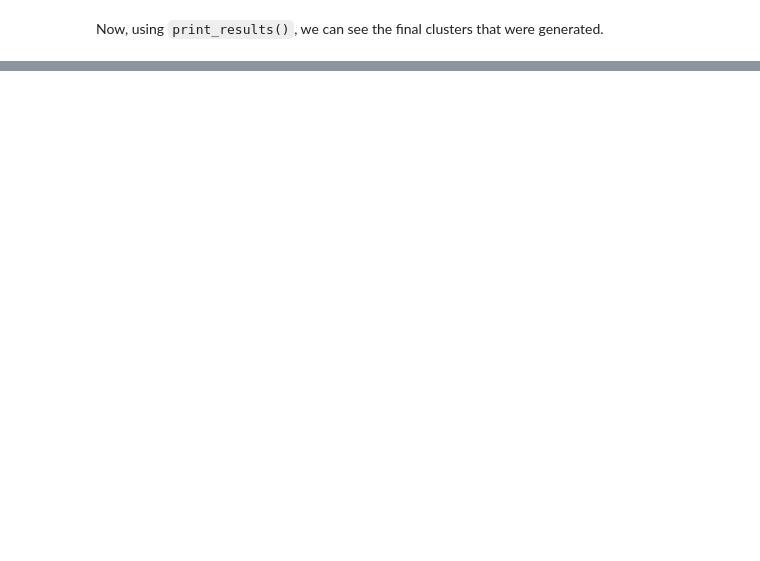
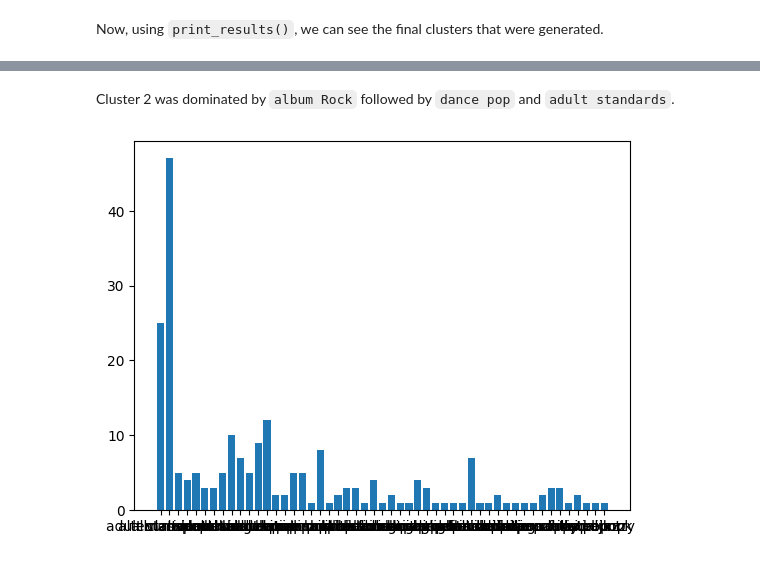
Before and after one commit to JarrettTo/CSMODEL, a Jupyter notebook: CSMODEL-Project-X23-Group7.zip.ipynb, the cells around one changed output, grey strips where cells are left out. Saved outputs shown, nothing was run; the diff lists cells and outputs as text; code cells hidden in the pictures; blank space fills up the shorter version.

```diff
--- a/CSMODEL-Project-X23-Group7.zip.ipynb
+++ b/CSMODEL-Project-X23-Group7.zip.ipynb
@@ -343,0 +995,7 @@ kmeans.print_results(groups, -1, genre_df)
+# %% [markdown]
+Cluster 2 was dominated by `album Rock` followed by `dance pop` and `adult standards`.
+# %%
+plt.bar(test.loc[test['Cluster']==3]['Genre'],test.loc[test['Cluster']==3]['Count'])
+plt.show()
+# %% [output]
+[figure, added]
```
Also changed, not shown: parts of 90 cells of this notebook, 4 other files.
